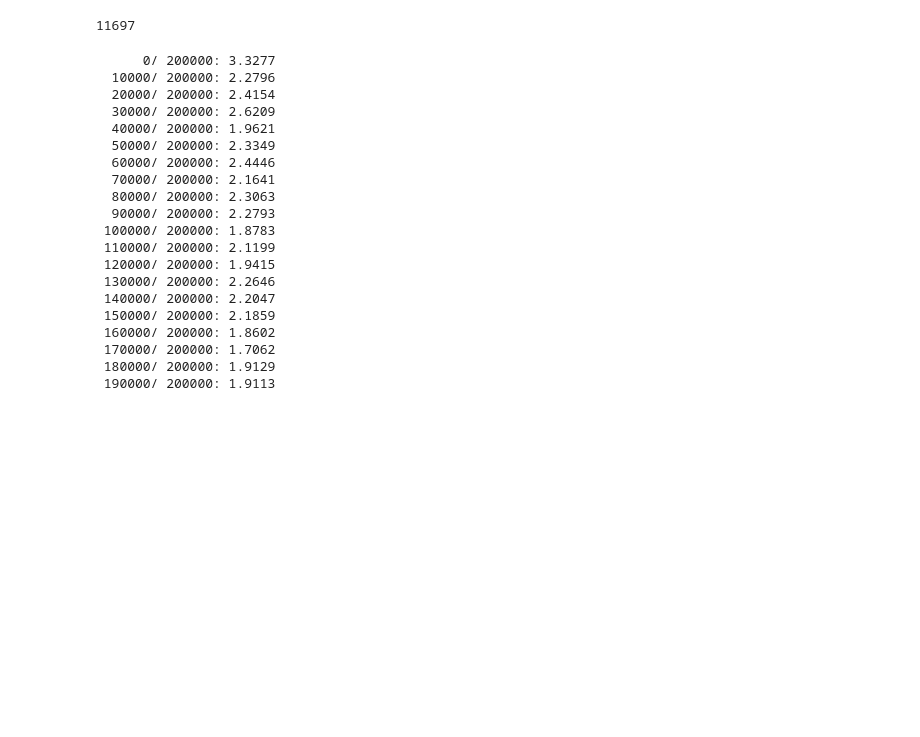
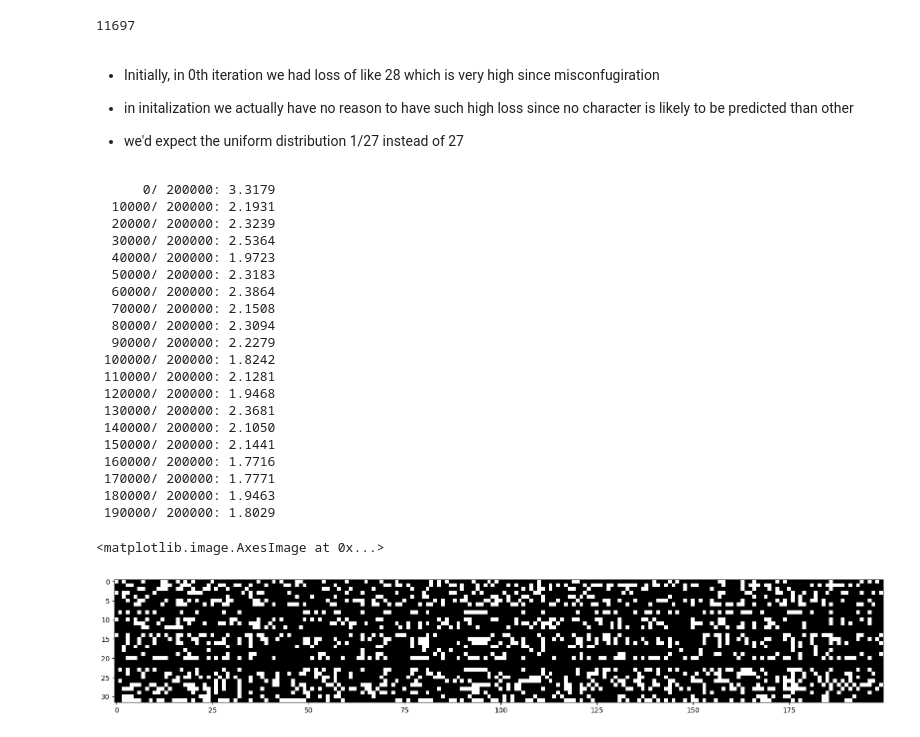
Before and after one commit to semioz/makemore-torch, a Jupyter notebook: batchnorm.ipynb, the cells around one changed output. Drawn from its saved outputs; the diff is of its cells as text; code cells hidden in the pictures; blank space fills up the shorter version.

```diff
--- a/batchnorm.ipynb
+++ b/batchnorm.ipynb
@@ -83,3 +82,8 @@ for p in parameters:
+# %% [markdown]
+* Initially, in 0th iteration we had loss of like 28 which is very high since misconfugiration
+* in initalization we actually have no reason to have such high loss since no character is likely to be predicted than other
+
+* we'd expect the uniform distribution 1/27 instead of 27
 # %%
 # same optimization as last time
 max_steps = 200000
@@ -96,7 +100,7 @@ for i in range(max_steps):
   emb = C[Xb] # embed the characters into vectors
   embcat = emb.view(emb.shape[0], -1) # concatenate the vectors
   # Linear layer
-  hpreact = embcat @ W1 #+ b1 # hidden layer pre-activation
+  hpreact = embcat @ W1 + b1 # hidden layer pre-activation
 
   # Non-linearity
   h = torch.tanh(hpreact) # hidden layer
@@ -120,26 +124,38 @@ for i in range(max_steps):
     print(f'{i:7d}/{max_steps:7d}: {loss.item():.4f}')
   lossi.append(loss.log10().item())
 # %% [output]
-      0/ 200000: 3.3277
-  10000/ 200000: 2.2796
-  20000/ 200000: 2.4154
-  30000/ 200000: 2.6209
-  40000/ 200000: 1.9621
-  50000/ 200000: 2.3349
-  60000/ 200000: 2.4446
-  70000/ 200000: 2.1641
-  80000/ 200000: 2.3063
-  90000/ 200000: 2.2793
- 100000/ 200000: 1.8783
- 110000/ 200000: 2.1199
- 120000/ 200000: 1.9415
- 130000/ 200000: 2.2646
- 140000/ 200000: 2.2047
- 150000/ 200000: 2.1859
- 160000/ 200000: 1.8602
- 170000/ 200000: 1.7062
- 180000/ 200000: 1.9129
- 190000/ 200000: 1.9113
+      0/ 200000: 3.3179
+  10000/ 200000: 2.1931
+  20000/ 200000: 2.3239
+  30000/ 200000: 2.5364
+  40000/ 200000: 1.9723
+  50000/ 200000: 2.3183
+  60000/ 200000: 2.3864
+  70000/ 200000: 2.1508
+  80000/ 200000: 2.3094
+  90000/ 200000: 2.2279
+ 100000/ 200000: 1.8242
+ 110000/ 200000: 2.1281
+ 120000/ 200000: 1.9468
+ 130000/ 200000: 2.3681
+ 140000/ 200000: 2.1050
+ 150000/ 200000: 2.1441
+ 160000/ 200000: 1.7716
+ 170000/ 200000: 1.7771
+ 180000/ 200000: 1.9463
+ 190000/ 200000: 1.8029
+# %%
+plt.figure(figsize=(20,10))
+plt.imshow(h.abs() > 0.99, cmap='gray', interpolation='nearest')
+
+# We can face dead neuron problem. If the saturated tanh is the case, then the neuron is dead.
+# That problem isnt only for tanh, it is for all activation functions.
+
+# problem occurs when neurons stop updating their weights because their gradients become too small (or zero), preventing them from learning.
+# This is mainly observed in activation functions like tanh and sigmoid, where saturation occurs.
+# %% [output]
+<matplotlib.image.AxesImage at 0x...>
+[figure, added]
 # %%
 plt.plot(lossi)
 # %% [output]
```
Also changed, not shown: parts of 6 cells of this notebook.
